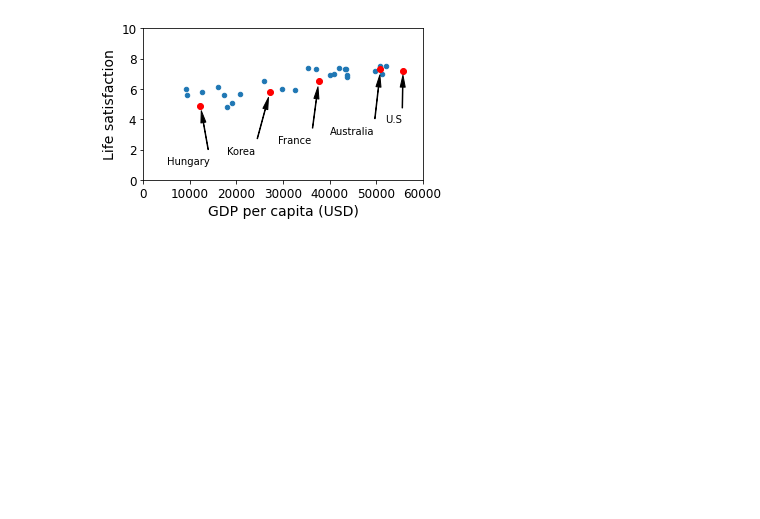
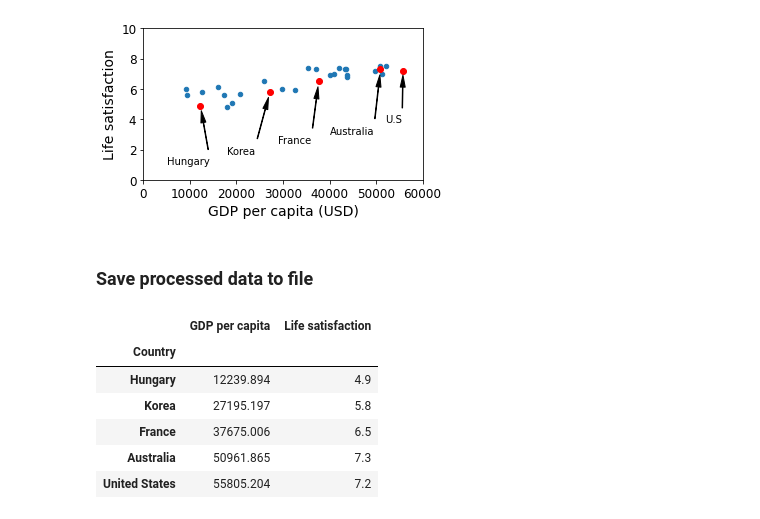
Before and after one commit to alozieoge/handson-ml2, a Jupyter notebook: MEE/Chapter1.ipynb, the cells around one changed output. Drawn from its saved outputs; the diff is of its cells as text; code cells hidden in the pictures; blank space fills up the shorter version.

```diff
--- a/MEE/Chapter1.ipynb
+++ b/MEE/Chapter1.ipynb
@@ -397,3 +397,5 @@ plt.show()
 # %% [output]
 Saving figure money_happiness_scaterplot.png
 [figure]
+# %% [markdown]
+### Save processed data to file
@@ -399,0 +404,10 @@ Saving figure money_happiness_scaterplot.png
+# %%
+sample_data.loc[list(position_text.keys())]
+# %% [output]
+|  | GDP per capita | Life satisfaction |
+| Country |  |  |
+| Hungary | 12239.894 | 4.9 |
+| Korea | 27195.197 | 5.8 |
+| France | 37675.006 | 6.5 |
+| Australia | 50961.865 | 7.3 |
+| United States | 55805.204 | 7.2 |
```
Also changed, not shown: parts of 3 cells of this notebook.
